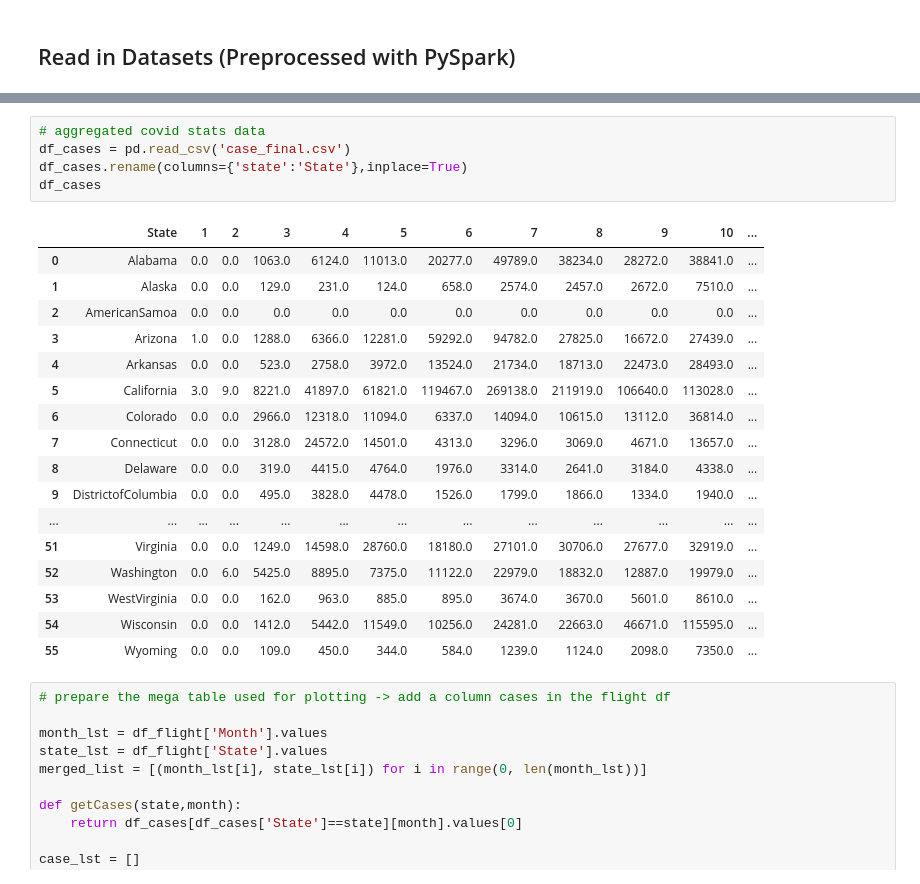
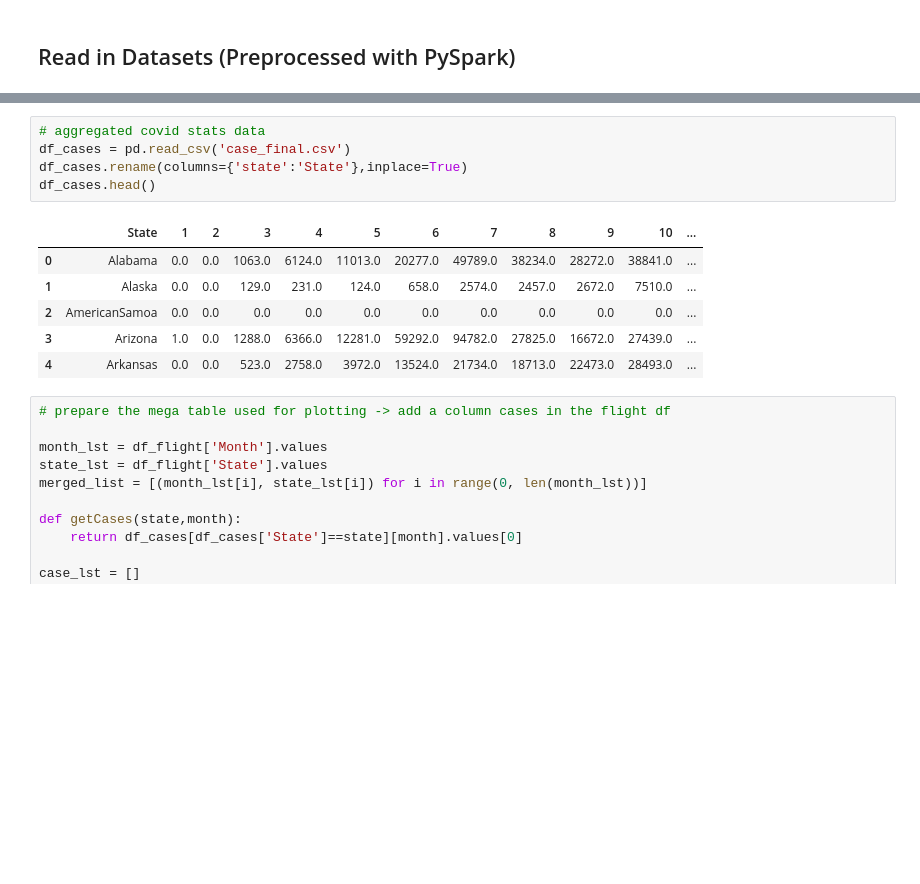
Before and after one commit to carolcheng98/spark-bokeh-covid-airport-analysis, a Jupyter notebook: demo/demo-notebook.ipynb, the cells around one changed output, grey strips where cells are left out. Drawn from its saved outputs; the diff is of its cells as text; blank space fills up the shorter version.

```diff
--- a/demo/demo-notebook.ipynb
+++ b/demo/demo-notebook.ipynb
@@ -50,26 +43,15 @@ df_flight
 # %%
 # aggregated covid stats data
 df_cases = pd.read_csv('case_final.csv')
 df_cases.rename(columns={'state':'State'},inplace=True)
-df_cases
+df_cases.head()
 # %% [output]
 |  | State | 1 | 2 | 3 | 4 | 5 | 6 | 7 | 8 | 9 | 10 | ... |
 | 0 | Alabama | 0.0 | 0.0 | 1063.0 | 6124.0 | 11013.0 | 20277.0 | 49789.0 | 38234.0 | 28272.0 | 38841.0 | ... |
 | 1 | Alaska | 0.0 | 0.0 | 129.0 | 231.0 | 124.0 | 658.0 | 2574.0 | 2457.0 | 2672.0 | 7510.0 | ... |
 | 2 | AmericanSamoa | 0.0 | 0.0 | 0.0 | 0.0 | 0.0 | 0.0 | 0.0 | 0.0 | 0.0 | 0.0 | ... |
 | 3 | Arizona | 1.0 | 0.0 | 1288.0 | 6366.0 | 12281.0 | 59292.0 | 94782.0 | 27825.0 | 16672.0 | 27439.0 | ... |
 | 4 | Arkansas | 0.0 | 0.0 | 523.0 | 2758.0 | 3972.0 | 13524.0 | 21734.0 | 18713.0 | 22473.0 | 28493.0 | ... |
-| 5 | California | 3.0 | 9.0 | 8221.0 | 41897.0 | 61821.0 | 119467.0 | 269138.0 | 211919.0 | 106640.0 | 113028.0 | ... |
-| 6 | Colorado | 0.0 | 0.0 | 2966.0 | 12318.0 | 11094.0 | 6337.0 | 14094.0 | 10615.0 | 13112.0 | 36814.0 | ... |
-| 7 | Connecticut | 0.0 | 0.0 | 3128.0 | 24572.0 | 14501.0 | 4313.0 | 3296.0 | 3069.0 | 4671.0 | 13657.0 | ... |
-| 8 | Delaware | 0.0 | 0.0 | 319.0 | 4415.0 | 4764.0 | 1976.0 | 3314.0 | 2641.0 | 3184.0 | 4338.0 | ... |
-| 9 | DistrictofColumbia | 0.0 | 0.0 | 495.0 | 3828.0 | 4478.0 | 1526.0 | 1799.0 | 1866.0 | 1334.0 | 1940.0 | ... |
-| ... | ... | ... | ... | ... | ... | ... | ... | ... | ... | ... | ... | ... |
-| 51 | Virginia | 0.0 | 0.0 | 1249.0 | 14598.0 | 28760.0 | 18180.0 | 27101.0 | 30706.0 | 27677.0 | 32919.0 | ... |
-| 52 | Washington | 0.0 | 6.0 | 5425.0 | 8895.0 | 7375.0 | 11122.0 | 22979.0 | 18832.0 | 12887.0 | 19979.0 | ... |
-| 53 | WestVirginia | 0.0 | 0.0 | 162.0 | 963.0 | 885.0 | 895.0 | 3674.0 | 3670.0 | 5601.0 | 8610.0 | ... |
-| 54 | Wisconsin | 0.0 | 0.0 | 1412.0 | 5442.0 | 11549.0 | 10256.0 | 24281.0 | 22663.0 | 46671.0 | 115595.0 | ... |
-| 55 | Wyoming | 0.0 | 0.0 | 109.0 | 450.0 | 344.0 | 584.0 | 1239.0 | 1124.0 | 2098.0 | 7350.0 | ... |
 # %%
 # prepare the mega table used for plotting -> add a column cases in the flight df
 
```
Also changed, not shown: parts of 3 cells of this notebook, 6 other files.
